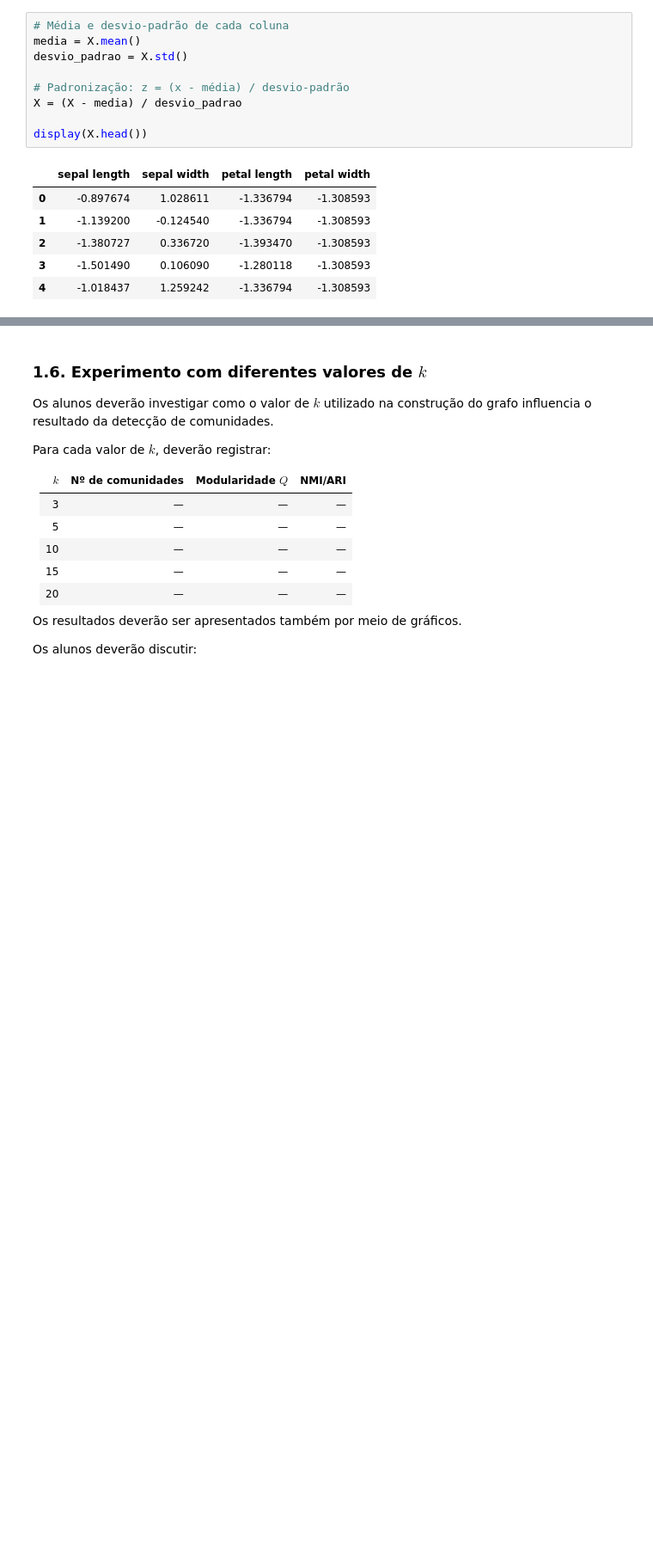
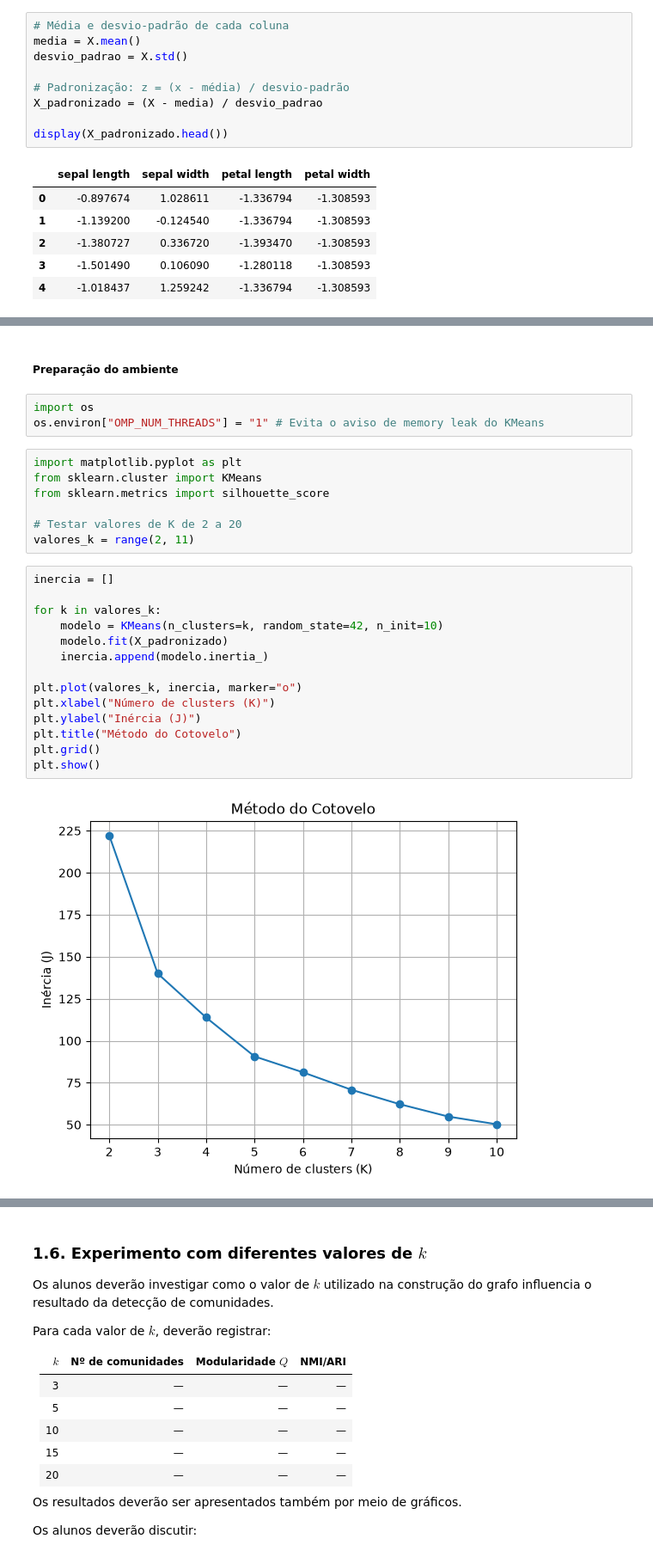
Before and after one commit to milenamonteiro/grafos-trab-2, a Jupyter notebook: proj2.ipynb, the cells around one changed output, grey strips where cells are left out. Shown at 86% size. Saved outputs shown, nothing was run; the diff lists cells and outputs as text; blank space fills up the shorter version.

```diff
--- a/proj2.ipynb
+++ b/proj2.ipynb
@@ -95,9 +121,9 @@ media = X.mean()
 desvio_padrao = X.std()
 
 # Padronização: z = (x - média) / desvio-padrão
-X = (X - media) / desvio_padrao
+X_padronizado = (X - media) / desvio_padrao
 
-display(X.head())
+display(X_padronizado.head())
 # %% [output]
 |  | sepal length | sepal width | petal length | petal width |
 | 0 | -0.897674 | 1.028611 | -1.336794 | -1.308593 |
@@ -155,0 +164,28 @@ Cada objeto será conectado aos seus $k$ vizinhos mais próximos.
+# %% [markdown]
+##### Preparação do ambiente
+# %%
+import os
+os.environ["OMP_NUM_THREADS"] = "1" # Evita o aviso de memory leak do KMeans
+# %%
+import matplotlib.pyplot as plt
+from sklearn.cluster import KMeans
+from sklearn.metrics import silhouette_score
+
+# Testar valores de K de 2 a 20
+valores_k = range(2, 11)
+# %%
+inercia = []
+
+for k in valores_k:
+    modelo = KMeans(n_clusters=k, random_state=42, n_init=10)
+    modelo.fit(X_padronizado)
+    inercia.append(modelo.inertia_)
+
+plt.plot(valores_k, inercia, marker="o")
+plt.xlabel("Número de clusters (K)")
+plt.ylabel("Inércia (J)")
+plt.title("Método do Cotovelo")
+plt.grid()
+plt.show()
+# %% [output]
+[figure, added]
```
Also changed, not shown: parts of 44 cells of this notebook, 2 other files.
